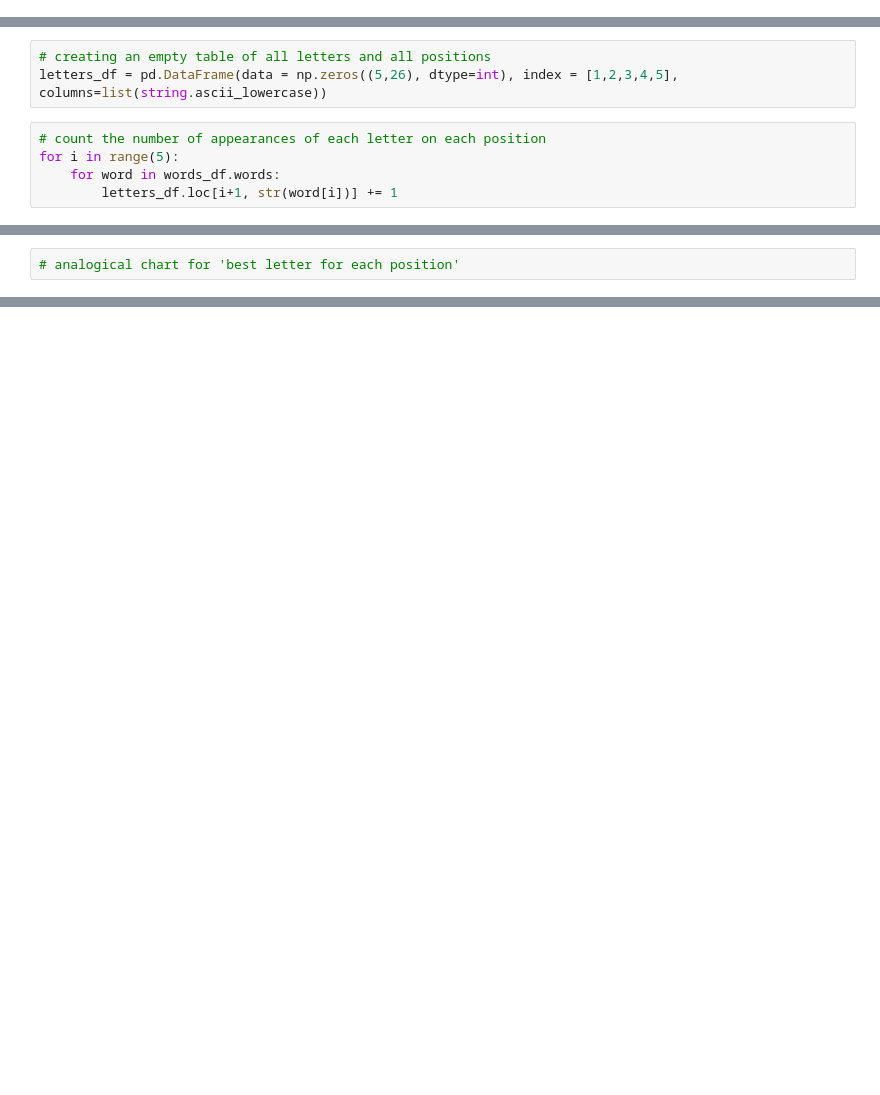
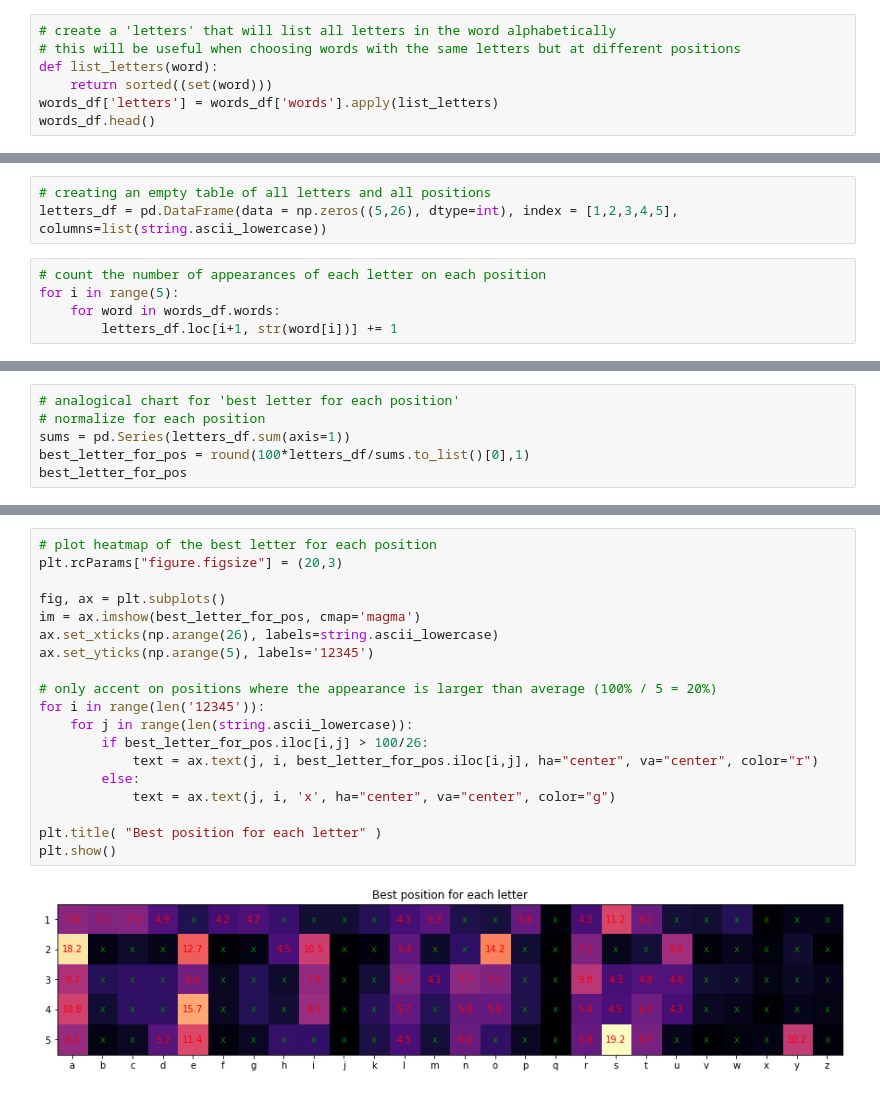
Before and after one commit to alx-nv/wordle_assist, a Jupyter notebook: wordle_assist.ipynb, the cells around one changed output, grey strips where cells are left out. Drawn from its saved outputs; the diff is of its cells as text; blank space fills up the shorter version.

Commit message:
best_letter_for_pos added

```diff
--- a/wordle_assist.ipynb
+++ b/wordle_assist.ipynb
@@ -134,0 +192,7 @@ words_df.head(2)
+# %%
+# create a 'letters' that will list all letters in the word alphabetically
+# this will be useful when choosing words with the same letters but at different positions
+def list_letters(word):
+    return sorted((set(word)))
+words_df['letters'] = words_df['words'].apply(list_letters)
+words_df.head()
@@ -186,2 +286,6 @@ plt.show()
 # %%
 # analogical chart for 'best letter for each position'
+# normalize for each position
+sums = pd.Series(letters_df.sum(axis=1))
+best_letter_for_pos = round(100*letters_df/sums.to_list()[0],1)
+best_letter_for_pos
@@ -187,0 +300,21 @@ plt.show()
+# %%
+# plot heatmap of the best letter for each position
+plt.rcParams["figure.figsize"] = (20,3)
+
+fig, ax = plt.subplots()
+im = ax.imshow(best_letter_for_pos, cmap='magma')
+ax.set_xticks(np.arange(26), labels=string.ascii_lowercase)
+ax.set_yticks(np.arange(5), labels='12345')
+
+# only accent on positions where the appearance is larger than average (100% / 5 = 20%)
+for i in range(len('12345')):
+    for j in range(len(string.ascii_lowercase)):
+        if best_letter_for_pos.iloc[i,j] > 100/26:
+            text = ax.text(j, i, best_letter_for_pos.iloc[i,j], ha="center", va="center", color="r")
+        else:
+            text = ax.text(j, i, 'x', ha="center", va="center", color="g")
+
+plt.title( "Best position for each letter" )
+plt.show()
+# %% [output]
+[figure, added]
```
Also changed, not shown: parts of 15 cells of this notebook.
